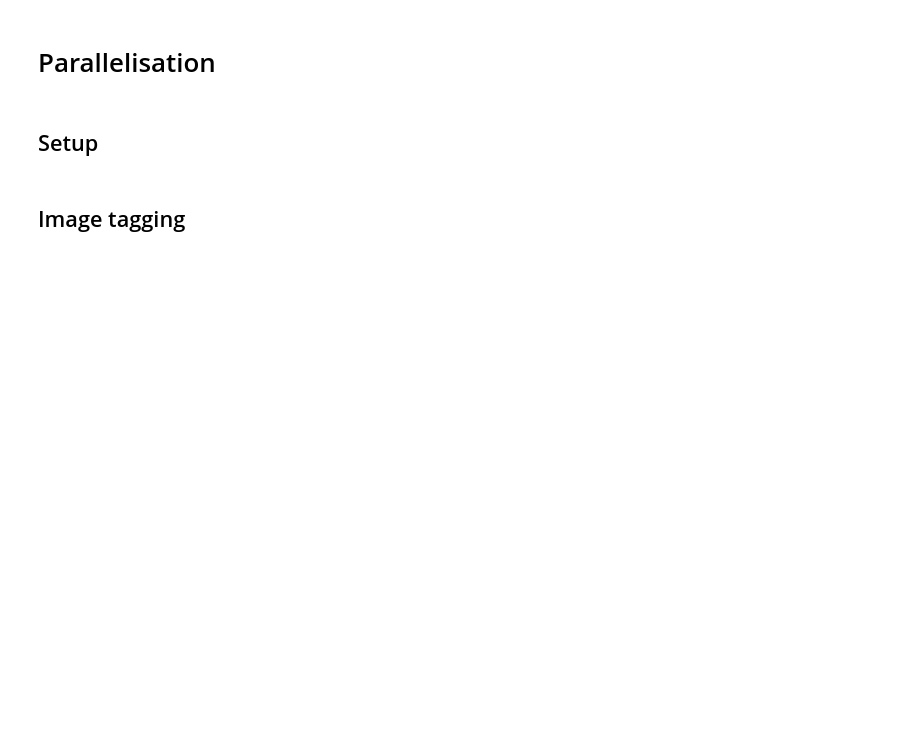
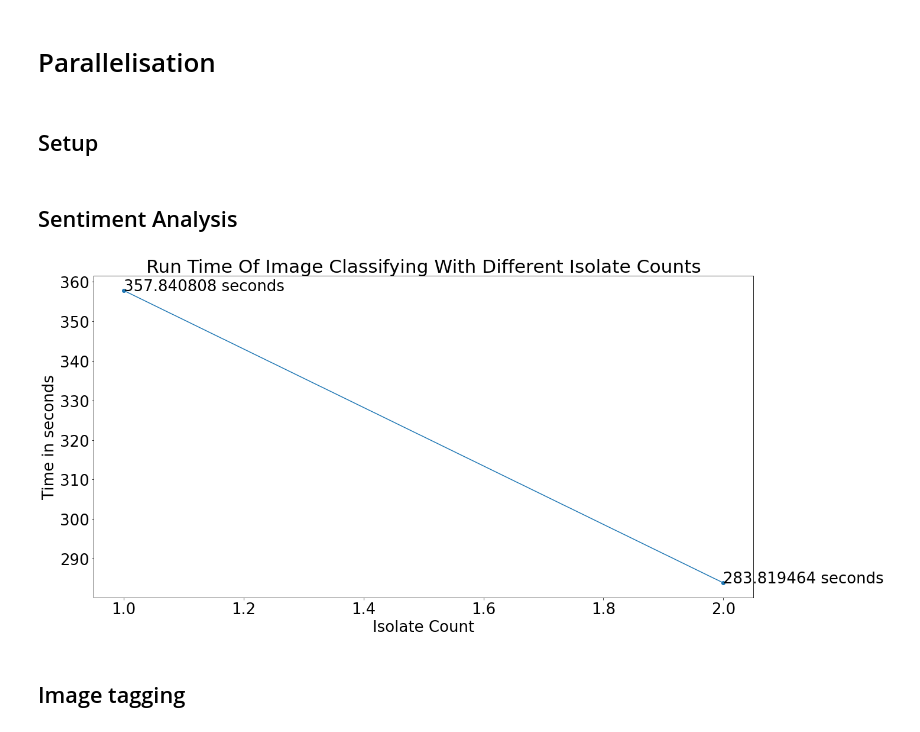
Before and after one commit to NorseKode/Waultar-App, a Jupyter notebook: scripts/parallelisation/parallelisation.ipynb, the cells around one changed output. Saved outputs shown, nothing was run; the diff lists cells and outputs as text; code cells hidden in the pictures; blank space fills up the shorter version.

```diff
--- a/scripts/parallelisation/parallelisation.ipynb
+++ b/scripts/parallelisation/parallelisation.ipynb
@@ -28,5 +31,15 @@ def createGraph(paths, figureTitle, isSave = False, figureName = ""):
     if isSave:
         plot.get_figure().savefig(figureName)
+# %% [markdown]
+## Sentiment Analysis
+# %%
+sentidata = ["data/sentiment/fb-t1-Sentiment classification.json", \
+    "data/sentiment/fb-t2-Sentiment classification.json"]
+
+# createGraph(imagesData, "Run Time Of Image Classifying With Different Isolate Counts")
+createGraph(sentidata, "Run Time Of Image Classifying With Different Isolate Counts", isSave = False, figureName = "Parallel Sentiment Analysis.jpg")
+# %% [output]
+[figure, added]
 # %% [markdown]
 ## Image tagging
 # %%
```
Also changed, not shown: parts of 3 cells of this notebook, 22 other files.
